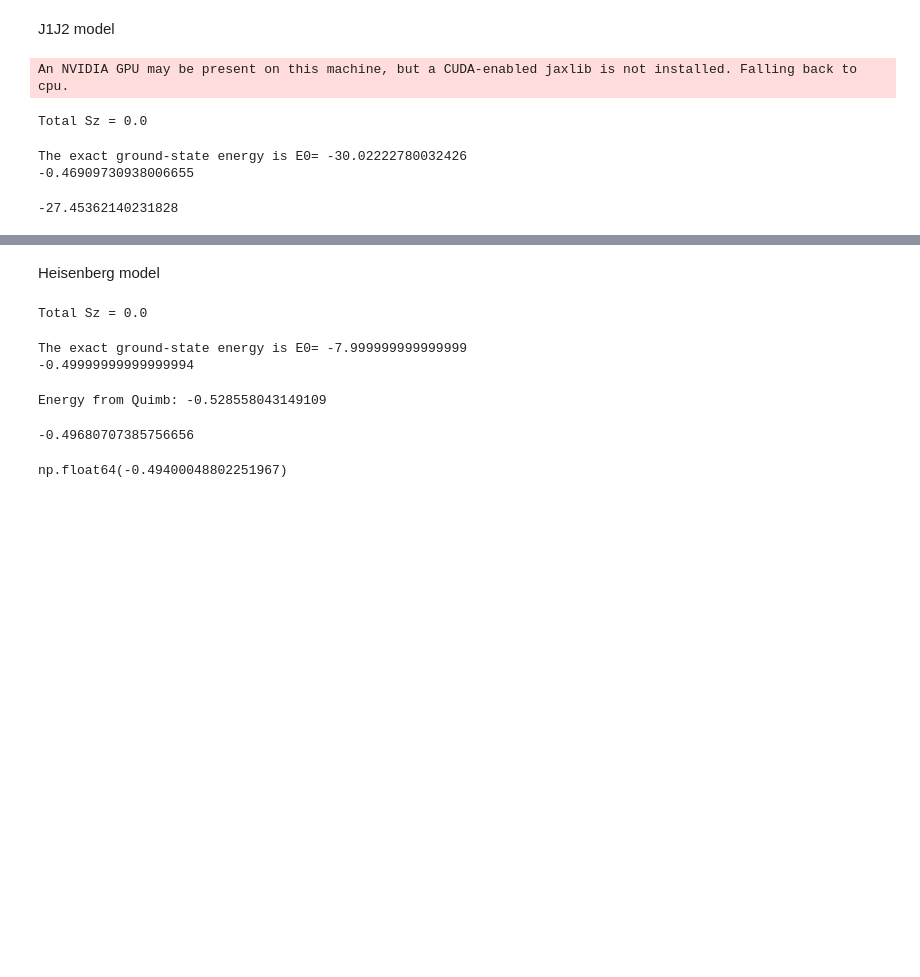
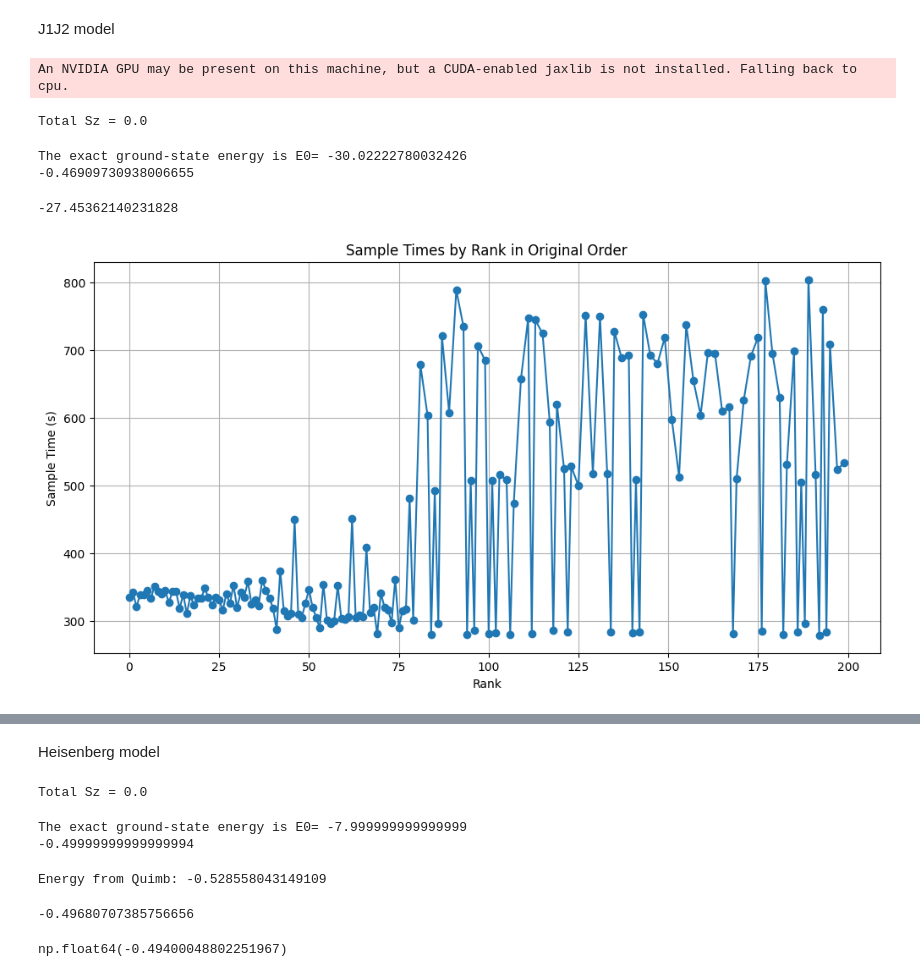
Before and after one commit to sjdu10/vmc_torch, a Jupyter notebook: vmc_torch/experiment/spin_PEPS.ipynb, the cells around one changed output, grey strips where cells are left out. Drawn from its saved outputs; the diff is of its cells as text; code cells hidden in the pictures; blank space fills up the shorter version.

```diff
--- a/vmc_torch/experiment/spin_PEPS.ipynb
+++ b/vmc_torch/experiment/spin_PEPS.ipynb
@@ -97,3 +97,67 @@ params, skeleton = qtn.pack(peps)
 peps.compute_local_expectation(ham.terms, normalized=True, max_bond=64)*4
 # %% [output]
 -27.45362140231828
+# %%
+import matplotlib.pyplot as plt
+
+# Data for ranks and their respective sample times
+ranks = [
+    182, 192, 94, 69, 84, 106, 100, 112, 168, 102, 140, 142, 186, 134, 122, 194,
+    176, 118, 96, 41, 75, 53, 188, 86, 56, 73, 57, 79, 55, 60, 59, 63, 52, 48, 65,
+    61, 44, 64, 47, 45, 16, 67, 43, 76, 26, 72, 77, 14, 40, 30, 68, 51, 71, 2, 36,
+    18, 23, 34, 28, 49, 11, 25, 35, 19, 6, 20, 39, 22, 0, 24, 32, 17, 4, 15, 3, 9,
+    27, 70, 31, 1, 12, 13, 8, 5, 10, 38, 50, 21, 7, 58, 29, 54, 33, 37, 74, 42, 66,
+    46, 62, 107, 78, 85, 125, 187, 101, 141, 95, 105, 169, 153, 191, 103, 133, 129,
+    197, 121, 123, 183, 199, 117, 151, 83, 159, 89, 165, 167, 119, 171, 181, 157,
+    109, 81, 147, 99, 137, 173, 145, 139, 179, 163, 161, 185, 97, 195, 149, 175,
+    87, 115, 135, 93, 155, 113, 111, 131, 127, 143, 193, 91, 177, 189
+]
+
+sample_times = [
+    278.854216159, 278.538513765, 279.436807581, 280.122696049, 279.769310964,
+    279.691502842, 280.615187612, 280.423007931, 281.026449412, 281.829751019,
+    282.274696782, 282.790175918, 282.597353659, 282.723467313, 282.778106554,
+    282.863134734, 284.131574687, 285.428228352, 285.325657375, 286.810072018,
+    289.294060318, 289.519358256, 296.100032479, 295.384199129, 296.346050697,
+    297.132632692, 299.583352244, 300.901265036, 300.932328147, 302.385905894,
+    303.07316608, 304.49432865, 304.874926879, 304.963520969, 305.208310385,
+    306.040021162, 306.96165939, 308.550026387, 309.949116198, 310.224993483,
+    310.589233869, 311.816930008, 314.92184678, 315.108761909, 315.333047699,
+    315.878605587, 317.343996028, 318.206464648, 318.570231386, 319.121799299,
+    319.277008913, 319.849603508, 320.127673512, 320.532952573, 322.539666403,
+    322.742523385, 322.740549476, 324.8592434, 325.166029464, 325.372286091,
+    326.676468888, 330.956972735, 330.913559061, 332.799348511, 333.018747723,
+    333.198885086, 333.219645255, 334.00006178, 334.538798767, 334.555826923,
+    335.010106276, 336.872290584, 337.822507298, 338.700094856, 338.904712994,
+    339.269282172, 339.303375583, 341.222054835, 341.886545062, 342.664754793,
+    342.831862577, 343.144369219, 343.821933798, 344.008419197, 344.26665297,
+    344.59096688, 346.281301054, 347.782167627, 350.866074187, 352.217689494,
+    352.49446435, 353.725667667, 358.085285865, 360.048311161, 360.944671438,
+    373.538036967, 408.152953714, 449.399758638, 451.427146305, 474.064208968,
+    481.355831051, 492.437331785, 499.482745662, 504.521210734, 506.9496343,
+    508.301519258, 507.776823702, 508.033290632, 510.176572939, 512.800454624,
+    515.974533524, 516.33192186, 517.545086529, 517.641811498, 523.682361302,
+    524.507937967, 528.173797487, 531.382107089, 533.579759311, 594.228444404,
+    597.385229863, 603.800032003, 604.185699689, 608.077280182, 609.739022154,
+    615.875188707, 620.312441826, 626.033678266, 630.04434697, 654.904125674,
+    658.254764114, 678.690431073, 680.618045032, 685.128244745, 688.950039806,
+    691.71567425, 692.460891137, 692.88556795, 694.698706033, 694.757172361,
+    695.951551564, 698.720203999, 707.008206171, 708.81798298, 718.539983256,
+    719.587550234, 721.383786256, 725.080664475, 727.74374158, 734.93182181,
+    737.662728943, 744.757875511, 747.341446179, 750.285248652, 751.769674503,
+    753.267583441, 760.590802455, 789.120745565, 803.247478134, 804.574275229
+]
+
+# Plotting the sample times in rank order
+plt.figure(figsize=(12, 6))
+# sort the sample times by rank using sort
+sample_times = [x for _, x in sorted(zip(ranks, sample_times))]
+ranks = sorted(ranks)
+plt.plot(ranks, sample_times, '-o')
+plt.xlabel('Rank')
+plt.ylabel('Sample Time (s)')
+plt.title('Sample Times by Rank in Original Order')
+plt.grid(True)
+plt.show()
+# %% [output]
+[figure, added]
```
Also changed, not shown: parts of 1 cell of this notebook, 7 other files.
